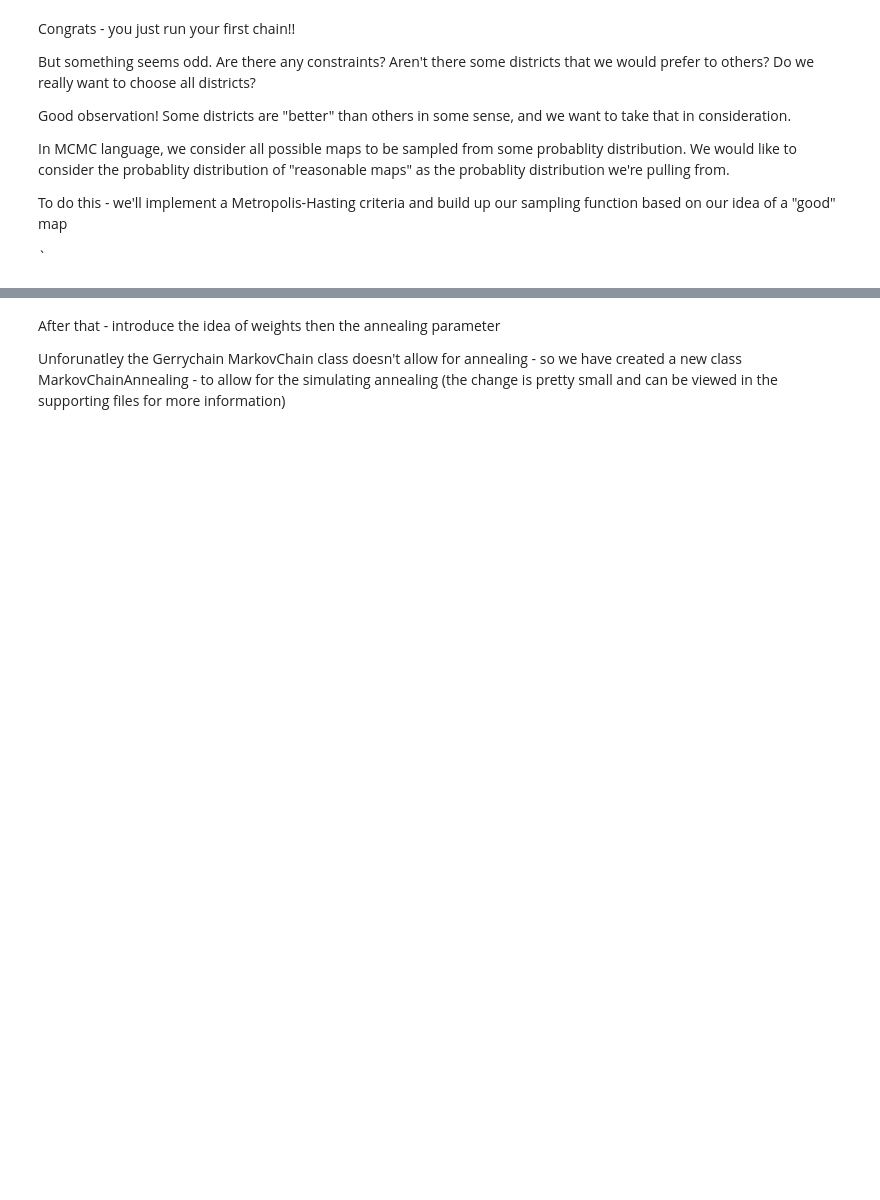
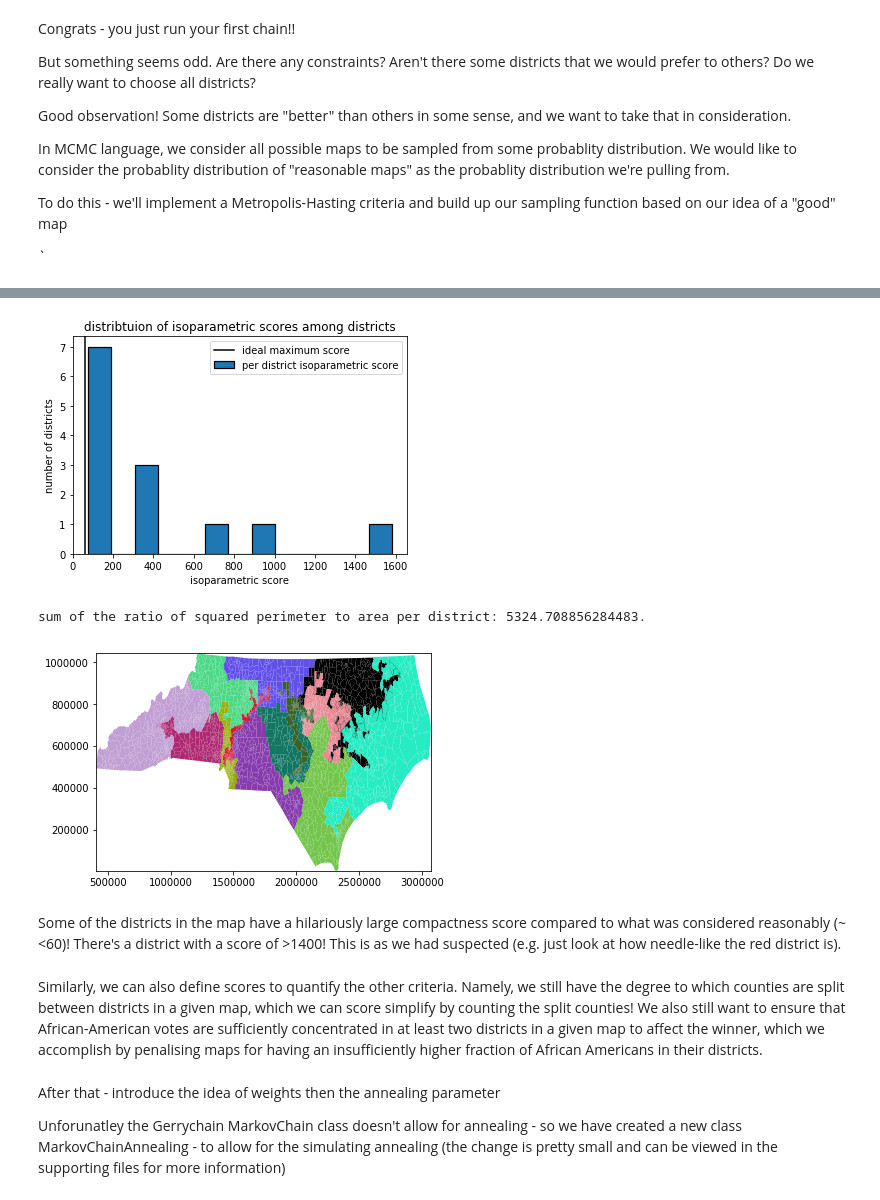
Before and after one commit to adityakaran/Gerrymandering_AM207, a Jupyter notebook: Gerrymandering_v2.ipynb, the cells around one changed output, grey strips where cells are left out. Cells and saved outputs as stored; diff of their text form; code cells hidden in the pictures; blank space fills up the shorter version.

```diff
--- a/Gerrymandering_v2.ipynb
+++ b/Gerrymandering_v2.ipynb
@@ -117,3 +160,47 @@ The format woudl roughly be text explaining scoring fucntion - implematnion of a
+# %%
+#again, we need to redefine the partition to now track the area and perimeter
+sample_partition = Partition(
+            graph,
+            assignment="2014_CD", #Actual congressional district partition from the initial dataset
+            updaters={
+                "exterior_boundaries": exterior_boundaries,
+                "interior_boundaries": interior_boundaries,
+                "boundary_nodes": boundary_nodes,
+                "cut_edges_by_part": cut_edges_by_part,
+                "perimeter": perimeter,
+                "area": Tally("area", alias="area"),
+            }
+
+)
+
+#looping over all the districts and calculation the sum of the perimeter squared, area ratio~
+isoparametric_parts = []
+for part in sample_partition.parts:
+    area, perimeter = sample_partition['area'][part], sample_partition['perimeter'][part]
+    isoparametric_parts.append(perimeter**2/area)
+
+#visualize the distribution of isoparametric scores
+plt.hist(isoparametric_parts, edgecolor='black', linewidth=1.2, bins=13, label='per district isoparametric score')
+plt.axvline(60, color='k', label='ideal maximum score')
+plt.xlabel('isoparametric score')
+plt.ylabel('number of districts')
+plt.title('distribtuion of isoparametric scores among districts')
+plt.legend()
+plt.show()
+
+#sum of isoparametric scores
+score = np.sum(np.array(isoparametric_parts))
+print('sum of the ratio of squared perimeter to area per district: {}.'.format(score))
+
+mcmc_code.plot_state(sample_partition)
+# %% [output]
+[figure, added]
+sum of the ratio of squared perimeter to area per district: 5324.708856284483.
+[figure, added]
+# %% [markdown]
+Some of the districts in the map have a hilariously large compactness score compared to what was considered reasonably (~<60)! There's a district with a score of >1400! This is as we had suspected (e.g. just look at how needle-like the red district is).
+# %% [markdown]
+Similarly, we can also define scores to quantify the other criteria. Namely, we still have the degree to which counties are split between districts in a given map, which we can score simplify by counting the split counties! We also still want to ensure that African-American votes are sufficiently concentrated in at least two districts in a given map to affect the winner, which we accomplish by penalising maps for having an insufficiently higher fraction of African Americans in their districts.
 # %% [markdown]
 After that - introduce the idea of weights then the annealing parameter
 
```
Also changed, not shown: parts of 13 cells of this notebook.
